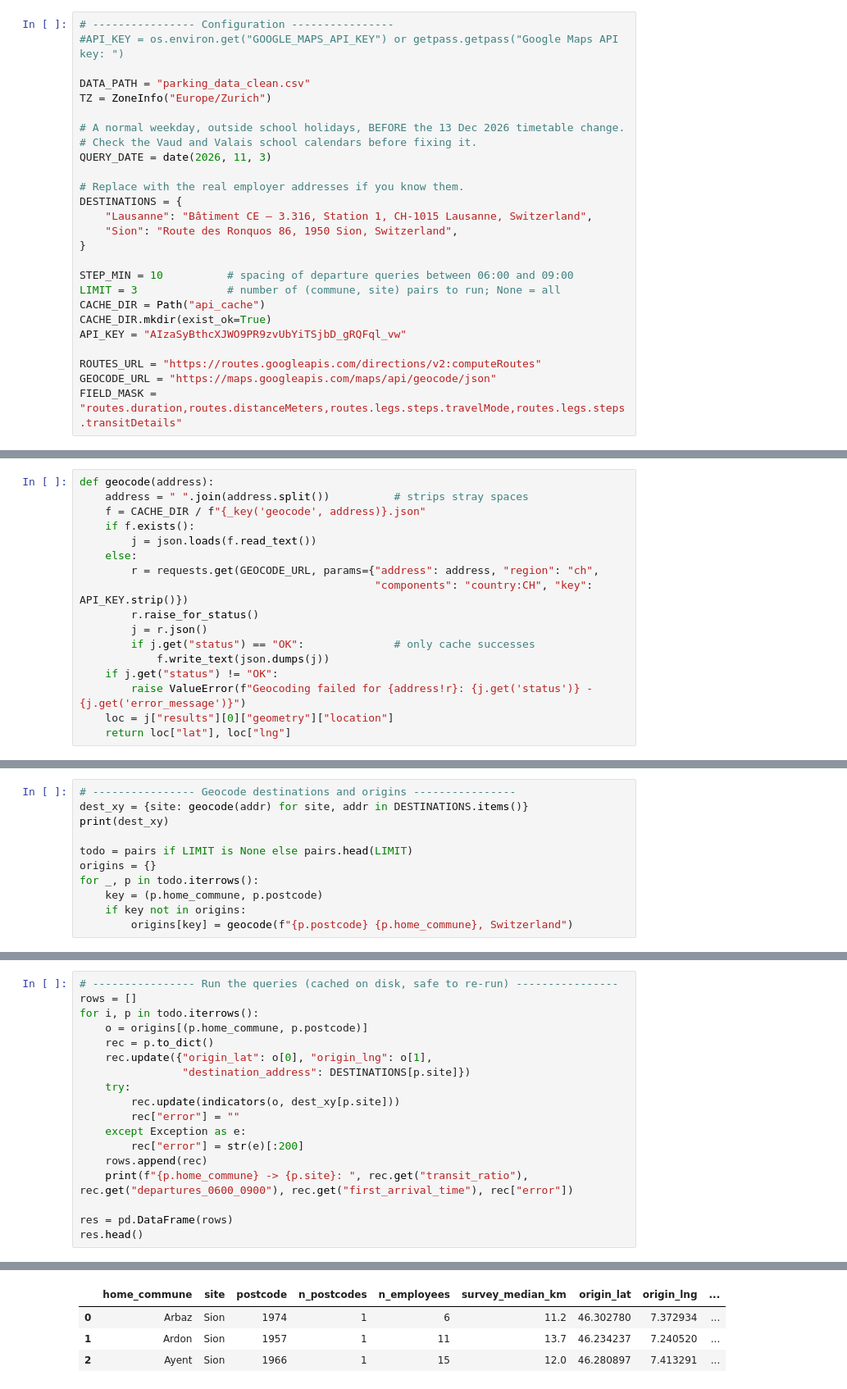
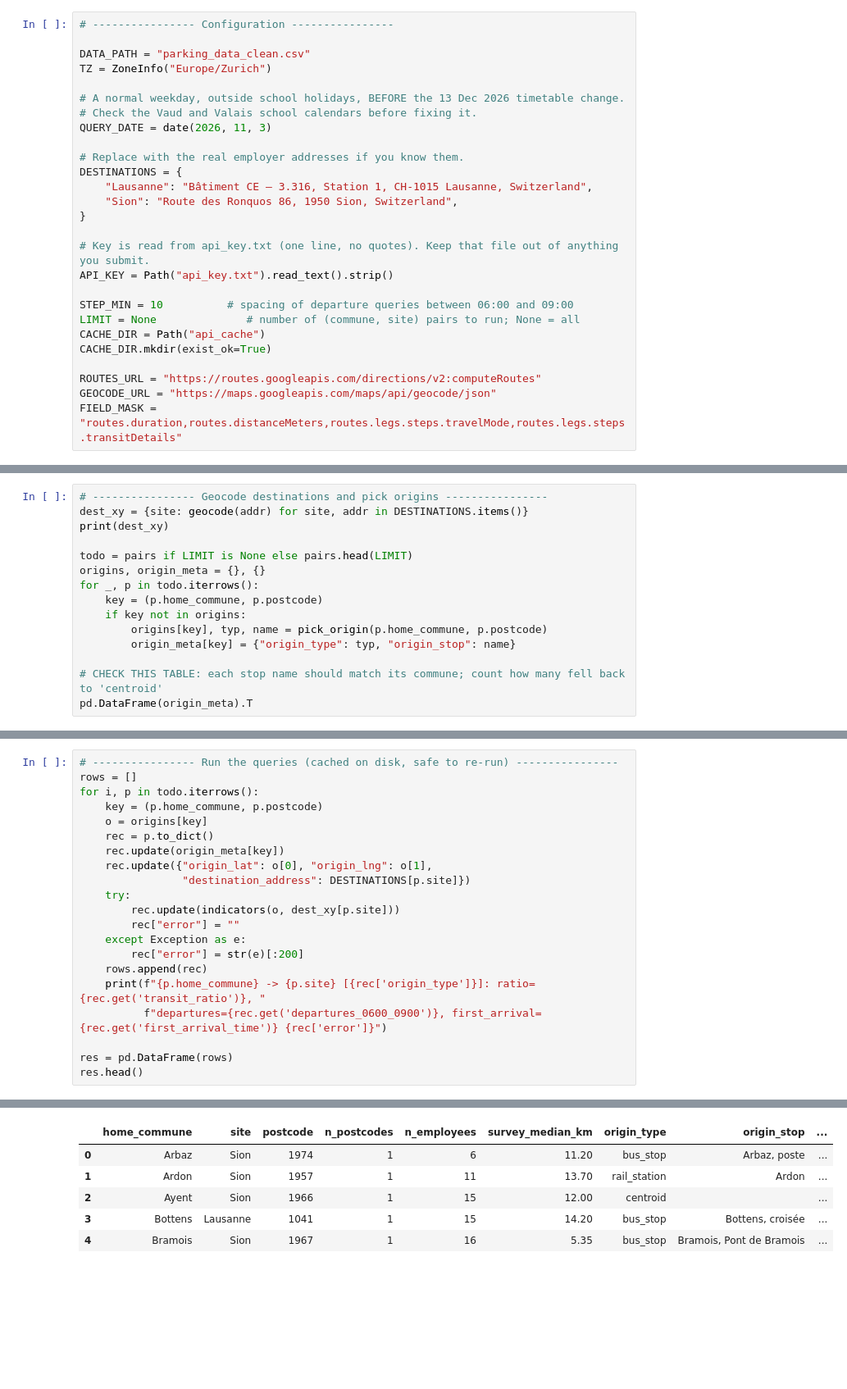
Before and after one commit to Lerianne/mgt450_project, a Jupyter notebook: transit_access.ipynb, the cells around one changed output, grey strips where cells are left out. Shown at 82% size. Drawn from its saved outputs; the diff is of its cells as text; blank space fills up the shorter version.

```diff
--- a/transit_access.ipynb
+++ b/transit_access.ipynb
@@ -20,6 +22,5 @@ Api key: AIzaSyBthcXJWO9PR9zvUbYiTSjbD_gRQFql_vw
 # %%
 # ---------------- Configuration ----------------
-#API_KEY = os.environ.get("GOOGLE_MAPS_API_KEY") or getpass.getpass("Google Maps API key: ")
 
 DATA_PATH = "parking_data_clean.csv"
 TZ = ZoneInfo("Europe/Zurich")
@@ -34,11 +35,13 @@ DESTINATIONS = {
     "Sion": "Route des Ronquos 86, 1950 Sion, Switzerland",
 }
 
+# Key is read from api_key.txt (one line, no quotes). Keep that file out of anything you submit.
+API_KEY = Path("api_key.txt").read_text().strip()
+
 STEP_MIN = 10          # spacing of departure queries between 06:00 and 09:00
-LIMIT = 3              # number of (commune, site) pairs to run; None = all
+LIMIT = None              # number of (commune, site) pairs to run; None = all
 CACHE_DIR = Path("api_cache")
 CACHE_DIR.mkdir(exist_ok=True)
-API_KEY = "AIzaSyBthcXJWO9PR9zvUbYiTSjbD_gRQFql_vw"
 
 ROUTES_URL = "https://routes.googleapis.com/directions/v2:computeRoutes"
 GEOCODE_URL = "https://maps.googleapis.com/maps/api/geocode/json"
@@ -177,21 +168,4 @@ pairs.head()
 | 2 | Ayent | Sion | 1966 | 1 | 15 | 12.00 |
 | 3 | Bottens | Lausanne | 1041 | 1 | 15 | 14.20 |
 | 4 | Bramois | Sion | 1967 | 1 | 16 | 5.35 |
-# %%
-def geocode(address):
-    address = " ".join(address.split())          # strips stray spaces
-    f = CACHE_DIR / f"{_key('geocode', address)}.json"
-    if f.exists():
-        j = json.loads(f.read_text())
-    else:
-        r = requests.get(GEOCODE_URL, params={"address": address, "region": "ch",
-                                              "components": "country:CH", "key": API_KEY.strip()})
-        r.raise_for_status()
-        j = r.json()
-        if j.get("status") == "OK":              # only cache successes
-            f.write_text(json.dumps(j))
-    if j.get("status") != "OK":
-        raise ValueError(f"Geocoding failed for {address!r}: {j.get('status')} - {j.get('error_message')}")
-    loc = j["results"][0]["geometry"]["location"]
-    return loc["lat"], loc["lng"]
 # %%
@@ -242,13 +231,17 @@ print(r.json())
 # %%
-# ---------------- Geocode destinations and origins ----------------
+# ---------------- Geocode destinations and pick origins ----------------
 dest_xy = {site: geocode(addr) for site, addr in DESTINATIONS.items()}
 print(dest_xy)
 
 todo = pairs if LIMIT is None else pairs.head(LIMIT)
-origins = {}
+origins, origin_meta = {}, {}
 for _, p in todo.iterrows():
     key = (p.home_commune, p.postcode)
     if key not in origins:
-        origins[key] = geocode(f"{p.postcode} {p.home_commune}, Switzerland")
+        origins[key], typ, name = pick_origin(p.home_commune, p.postcode)
+        origin_meta[key] = {"origin_type": typ, "origin_stop": name}
+
+# CHECK THIS TABLE: each stop name should match its commune; count how many fell back to 'centroid'
+pd.DataFrame(origin_meta).T
 # %% [output]
 {'Lausanne': (46.5206137, 6.5691269), 'Sion': (46.2245767, 7.359878299999999)}
@@ -256,8 +266,10 @@ for _, p in todo.iterrows():
 # ---------------- Run the queries (cached on disk, safe to re-run) ----------------
 rows = []
 for i, p in todo.iterrows():
-    o = origins[(p.home_commune, p.postcode)]
+    key = (p.home_commune, p.postcode)
+    o = origins[key]
     rec = p.to_dict()
+    rec.update(origin_meta[key])
     rec.update({"origin_lat": o[0], "origin_lng": o[1],
                 "destination_address": DESTINATIONS[p.site]})
     try:
@@ -266,7 +278,8 @@ for i, p in todo.iterrows():
     except Exception as e:
         rec["error"] = str(e)[:200]
     rows.append(rec)
-    print(f"{p.home_commune} -> {p.site}: ", rec.get("transit_ratio"), rec.get("departures_0600_0900"), rec.get("first_arrival_time"), rec["error"])
+    print(f"{p.home_commune} -> {p.site} [{rec['origin_type']}]: ratio={rec.get('transit_ratio')}, "
+          f"departures={rec.get('departures_0600_0900')}, first_arrival={rec.get('first_arrival_time')} {rec['error']}")
 
 res = pd.DataFrame(rows)
 res.head()
@@ -277,7 +304,9 @@ Ayent -> Sion:  2.379878577623591 5 06:30
-|  | home_commune | site | postcode | n_postcodes | n_employees | survey_median_km | origin_lat | origin_lng | ... |
-| 0 | Arbaz | Sion | 1974 | 1 | 6 | 11.2 | 46.302780 | 7.372934 | ... |
-| 1 | Ardon | Sion | 1957 | 1 | 11 | 13.7 | 46.234237 | 7.240520 | ... |
-| 2 | Ayent | Sion | 1966 | 1 | 15 | 12.0 | 46.280897 | 7.413291 | ... |
+|  | home_commune | site | postcode | n_postcodes | n_employees | survey_median_km | origin_type | origin_stop | ... |
+| 0 | Arbaz | Sion | 1974 | 1 | 6 | 11.20 | bus_stop | Arbaz, poste | ... |
+| 1 | Ardon | Sion | 1957 | 1 | 11 | 13.70 | rail_station | Ardon | ... |
+| 2 | Ayent | Sion | 1966 | 1 | 15 | 12.00 | centroid |  | ... |
+| 3 | Bottens | Lausanne | 1041 | 1 | 15 | 14.20 | bus_stop | Bottens, croisée | ... |
+| 4 | Bramois | Sion | 1967 | 1 | 16 | 5.35 | bus_stop | Bramois, Pont de Bramois | ... |
 # %%
 # ---------------- Composite score and ordered categories ----------------
 r = res.copy()
```
Also changed, not shown: parts of 17 cells of this notebook, 3 other files.
